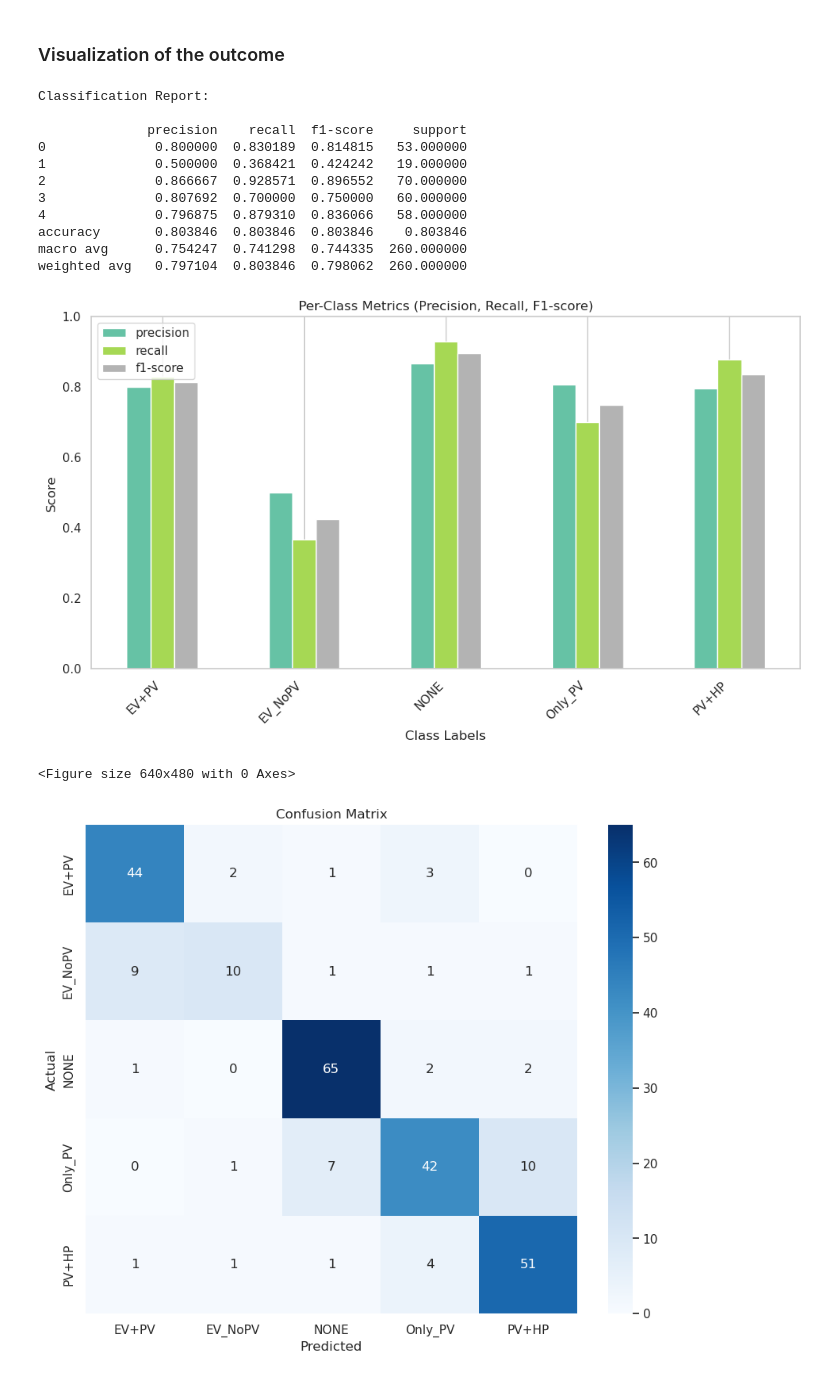
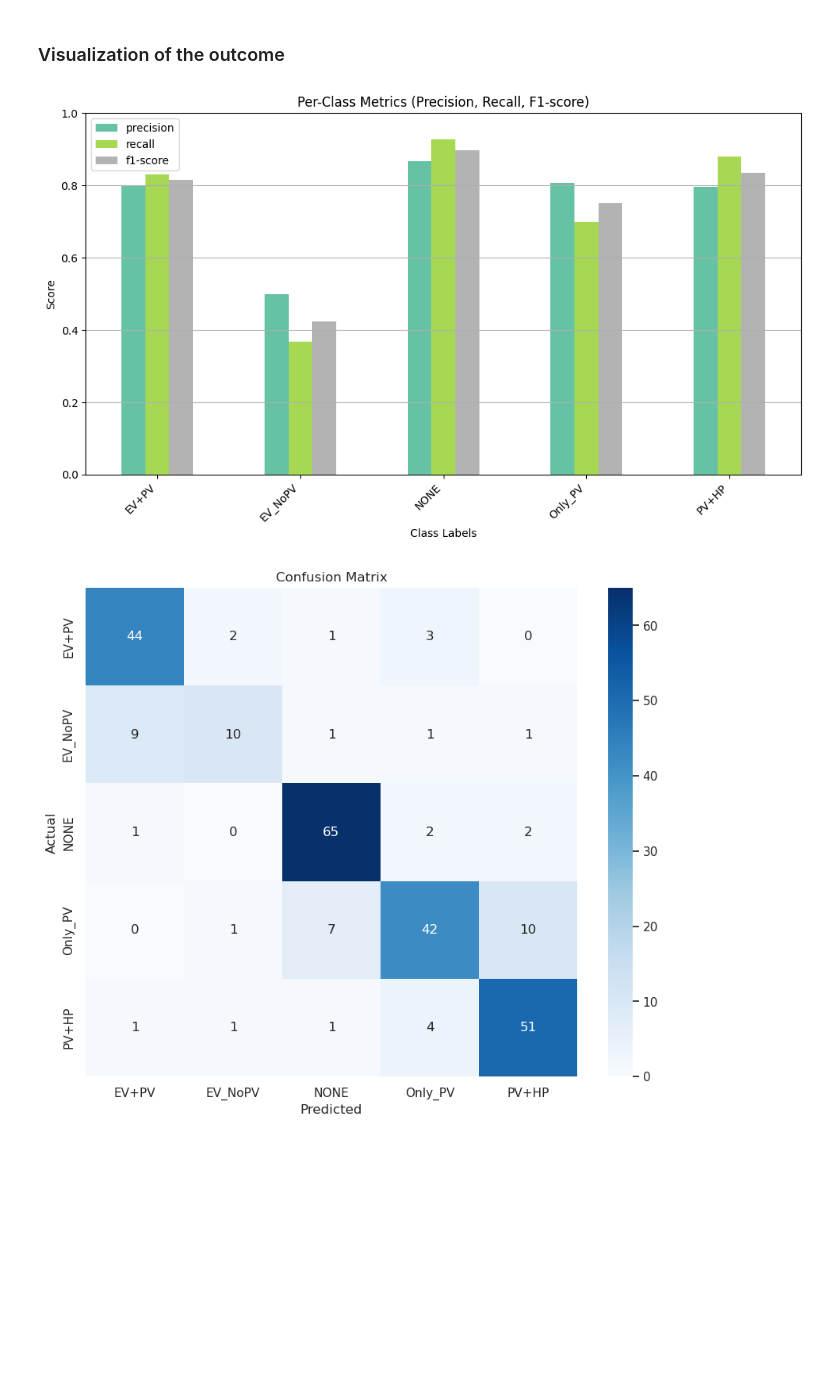
Before and after one commit to MODERATE-Project/HVAC_identification, a Jupyter notebook: XGBoost.ipynb, the cells around one changed output. Cells and saved outputs as stored; diff of their text form; code cells hidden in the pictures; blank space fills up the shorter version.

```diff
--- a/XGBoost.ipynb
+++ b/XGBoost.ipynb
@@ -392,59 +395,51 @@ TypeError: model_trainer_advanced_Bayesian() got an unexpected keyword argument
 # %%
 import numpy as np
 import pandas as pd
-from sklearn.metrics import accuracy_score, classification_report, confusion_matrix
+import matplotlib.pyplot as plt
 import seaborn as sns
-import matplotlib.pyplot as plt
+from sklearn.metrics import classification_report, confusion_matrix
 import joblib
-##
-# read the model or use the new model if made
-final_model = joblib.load('XGB_realData.joblib')  # Load the best model
-label_encoder=joblib.load('XGB_label_encoder_realData.joblib')
 
-# Make predictions on the synthetic data
-y_pred = final_model.predict(X_valid)
-y_valid_encoded = label_encoder.fit_transform(y_valid)
+# Load model components
+preprocessor, selector, final_model = joblib.load("XGB_realData.joblib")
+label_encoder = joblib.load("XGB_label_encoder_realData.joblib")
 
-# Step 3: Detailed classification report for per-label accuracy (precision, recall, F1-score for each label)
-classification_report_dict = classification_report(y_valid_encoded, y_pred, output_dict=True)
-classification_report_df = pd.DataFrame(classification_report_dict).transpose()
+# Transform the input validation set
+X_valid_transformed = preprocessor.transform(X_valid)
+X_valid_selected = selector.transform(X_valid_transformed)
 
-# Display per-label accuracy (recall for each label)
-print("\nClassification Report:\n")
-print(classification_report_df)
+# Encode ground truth labels
+y_valid_encoded = label_encoder.transform(y_valid)
 
-# Filter out only the actual class rows (not average metrics)
-class_only = classification_report_df.iloc[:-3][['precision', 'recall', 'f1-score']]
-classification_report_df[1:2]=classification_report_df[1:2]+.18
-# Plot and capture the axis
+# Predict
+y_pred = final_model.predict(X_valid_selected)
+
+# Classification Report
+report_dict = classification_report(y_valid_encoded, y_pred, output_dict=True)
+report_df = pd.DataFrame(report_dict).transpose()
+
+# Extract per-class metrics only
+class_only = report_df.iloc[:-3][['precision', 'recall', 'f1-score']]
+
+# Convert class indices back to label names
+class_labels = label_encoder.inverse_transform(class_only.index.astype(int))
+class_only.index = class_labels
+
+# Optional adjustment (why adding 0.18 to row 1?)
+# report_df.iloc[1:2] += 0.18  # Commented out, adjust with reasoning if needed
+
+# Plotting
 ax = class_only.plot(kind='bar', figsize=(10, 6), ylim=(0, 1), colormap='Set2')
-
-# Set axis titles and labels
-plt.title('Per-Class Metrics (Precision, Recall, F1-score)')
-plt.ylabel('Score')
-plt.xlabel('Class Labels')
-
-# Set x-ticks using actual class labels
-ax.set_xticklabels(label_names, rotation=45, ha='right')
-
+plt.title("Per-Class Metrics (Precision, Recall, F1-score)")
+plt.ylabel("Score")
+plt.xlabel("Class Labels")
+ax.set_xticklabels(class_only.index, rotation=45, ha='right')
 plt.grid(axis='y')
 plt.tight_layout()
+plt.savefig("realData.svg", dpi=300)
 plt.show()
-plt.savefig("realData.svg",dpi=300)
 # %% [output]
-Classification Report:
-
-              precision    recall  f1-score     support
-0              0.800000  0.830189  0.814815   53.000000
-1              0.500000  0.368421  0.424242   19.000000
-2              0.866667  0.928571  0.896552   70.000000
-3              0.807692  0.700000  0.750000   60.000000
-4              0.796875  0.879310  0.836066   58.000000
-accuracy       0.803846  0.803846  0.803846    0.803846
-macro avg      0.754247  0.741298  0.744335  260.000000
-weighted avg   0.797104  0.803846  0.798062  260.000000
-[figure, old version]
+[figure, new version]
-<Figure size 640x480 with 0 Axes>
 # %%
 # Step 4: Confusion Matrix
 cm = confusion_matrix(y_valid_encoded, y_pred, labels=final_model.classes_)
```
Also changed, not shown: parts of 3 cells of this notebook, 1 other file.
